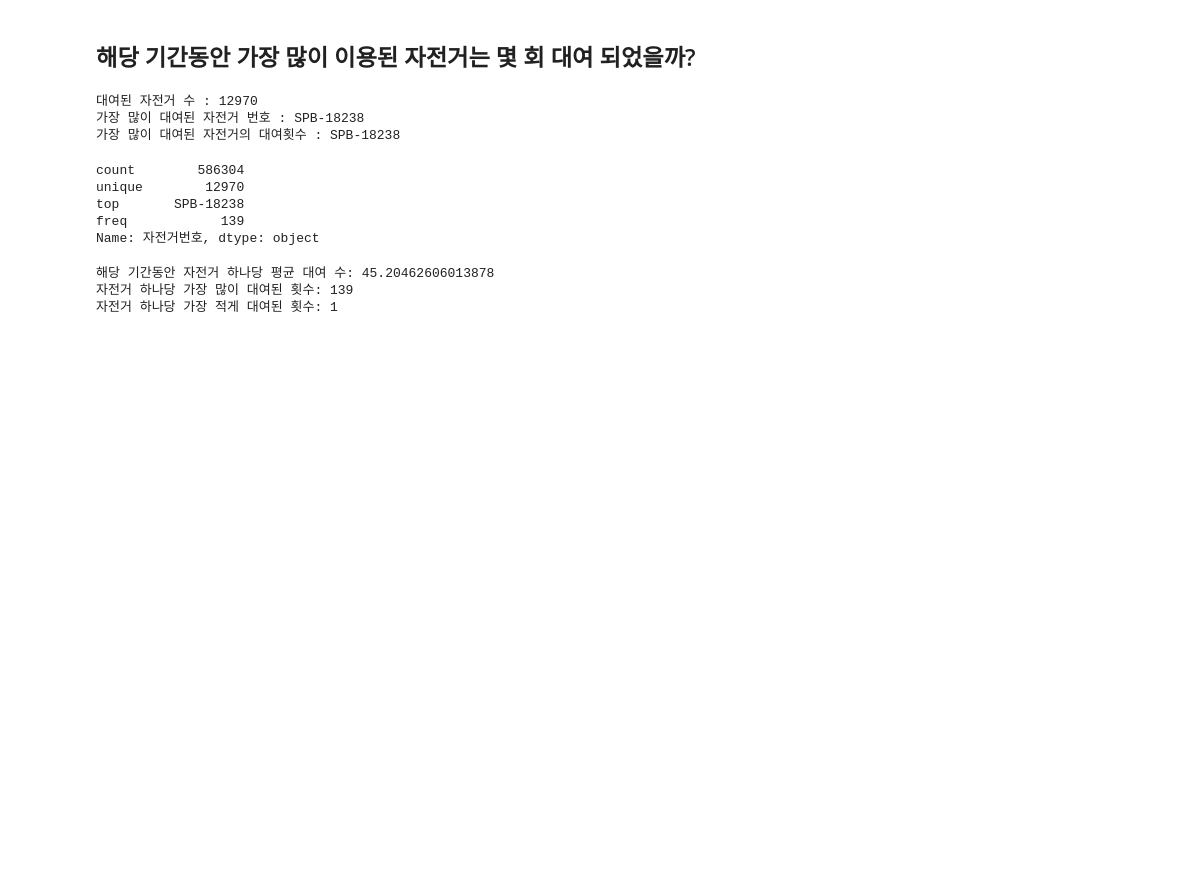
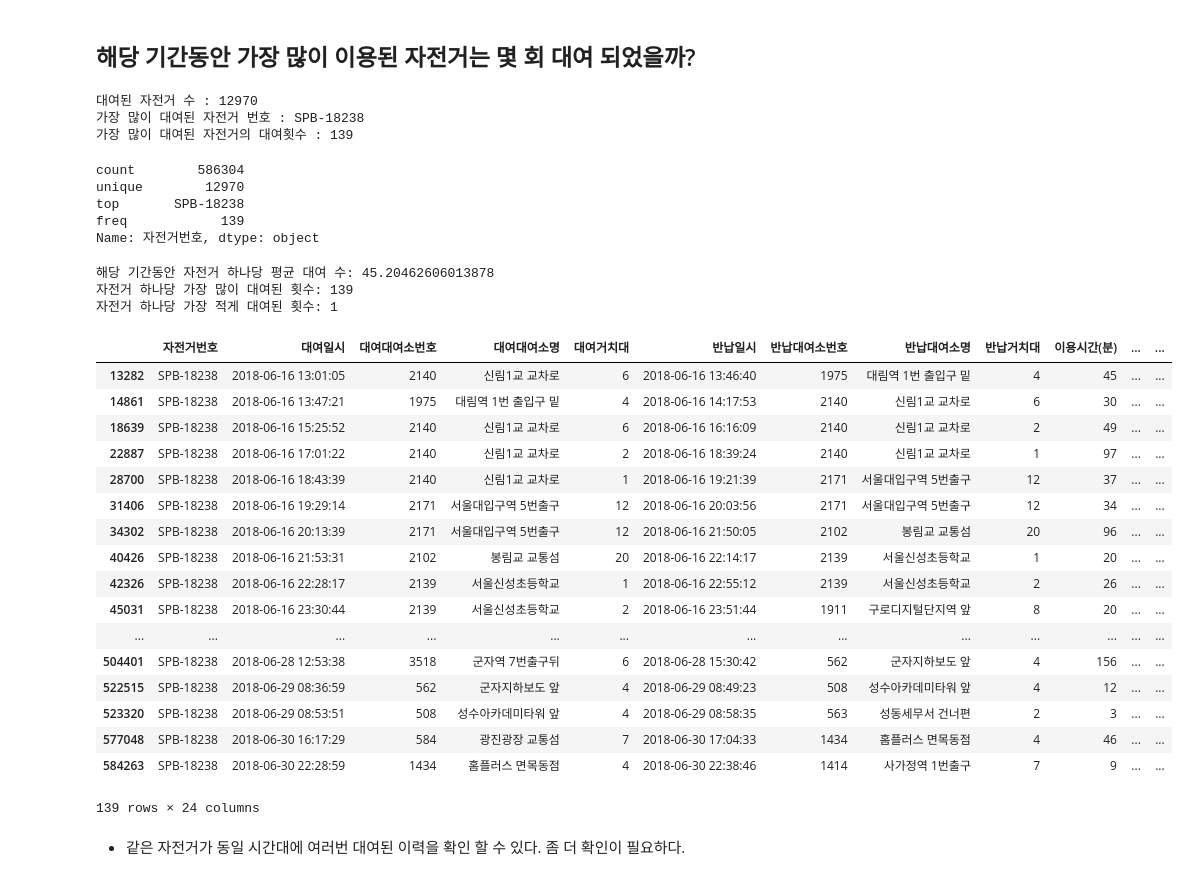
Before and after one commit to corazzon/OpenDataWrangling, a Jupyter notebook: seoul-bike-01.ipynb, the cells around one changed output. Drawn from its saved outputs; the diff is of its cells as text; code cells hidden in the pictures; blank space fills up the shorter version.

Commit message:
특정 자전거의 대여 이력 보기

```diff
--- a/seoul-bike-01.ipynb
+++ b/seoul-bike-01.ipynb
@@ -627,12 +627,12 @@ print('같은 곳에서 대여반납이 이루어지는 자전거의 이용시
 bike_describe = df['자전거번호'].describe()
 print('대여된 자전거 수 :', bike_describe[1])
 print('가장 많이 대여된 자전거 번호 :', bike_describe[2])
-print('가장 많이 대여된 자전거의 대여횟수 :', bike_describe[2])
+print('가장 많이 대여된 자전거의 대여횟수 :', bike_describe[3])
 bike_describe
 # %% [output]
 대여된 자전거 수 : 12970
 가장 많이 대여된 자전거 번호 : SPB-18238
-가장 많이 대여된 자전거의 대여횟수 : SPB-18238
+가장 많이 대여된 자전거의 대여횟수 : 139
 count        586304
 unique        12970
 top       SPB-18238
@@ -648,3 +648,28 @@ print('자전거 하나당 가장 적게 대여된 횟수:', bike_rent_counts['
 해당 기간동안 자전거 하나당 평균 대여 수: 45.20462606013878
 자전거 하나당 가장 많이 대여된 횟수: 139
 자전거 하나당 가장 적게 대여된 횟수: 1
+# %%
+# 가장 많이 대여된 자전거의 대여이력
+df_18238 = df.loc[df['자전거번호'] == 'SPB-18238']
+df_18238
+# %% [output]
+|  | 자전거번호 | 대여일시 | 대여대여소번호 | 대여대여소명 | 대여거치대 | 반납일시 | 반납대여소번호 | 반납대여소명 | 반납거치대 | 이용시간(분) | ... | ... |
+| 13282 | SPB-18238 | 2018-06-16 13:01:05 | 2140 | 신림1교 교차로 | 6 | 2018-06-16 13:46:40 | 1975 | 대림역 1번 출입구 밑 | 4 | 45 | ... | ... |
+| 14861 | SPB-18238 | 2018-06-16 13:47:21 | 1975 | 대림역 1번 출입구 밑 | 4 | 2018-06-16 14:17:53 | 2140 | 신림1교 교차로 | 6 | 30 | ... | ... |
+| 18639 | SPB-18238 | 2018-06-16 15:25:52 | 2140 | 신림1교 교차로 | 6 | 2018-06-16 16:16:09 | 2140 | 신림1교 교차로 | 2 | 49 | ... | ... |
+| 22887 | SPB-18238 | 2018-06-16 17:01:22 | 2140 | 신림1교 교차로 | 2 | 2018-06-16 18:39:24 | 2140 | 신림1교 교차로 | 1 | 97 | ... | ... |
+| 28700 | SPB-18238 | 2018-06-16 18:43:39 | 2140 | 신림1교 교차로 | 1 | 2018-06-16 19:21:39 | 2171 | 서울대입구역 5번출구 | 12 | 37 | ... | ... |
+| 31406 | SPB-18238 | 2018-06-16 19:29:14 | 2171 | 서울대입구역 5번출구 | 12 | 2018-06-16 20:03:56 | 2171 | 서울대입구역 5번출구 | 12 | 34 | ... | ... |
+| 34302 | SPB-18238 | 2018-06-16 20:13:39 | 2171 | 서울대입구역 5번출구 | 12 | 2018-06-16 21:50:05 | 2102 | 봉림교 교통섬 | 20 | 96 | ... | ... |
+| 40426 | SPB-18238 | 2018-06-16 21:53:31 | 2102 | 봉림교 교통섬 | 20 | 2018-06-16 22:14:17 | 2139 | 서울신성초등학교 | 1 | 20 | ... | ... |
+| 42326 | SPB-18238 | 2018-06-16 22:28:17 | 2139 | 서울신성초등학교 | 1 | 2018-06-16 22:55:12 | 2139 | 서울신성초등학교 | 2 | 26 | ... | ... |
+| 45031 | SPB-18238 | 2018-06-16 23:30:44 | 2139 | 서울신성초등학교 | 2 | 2018-06-16 23:51:44 | 1911 | 구로디지털단지역 앞 | 8 | 20 | ... | ... |
+| ... | ... | ... | ... | ... | ... | ... | ... | ... | ... | ... | ... | ... |
+| 504401 | SPB-18238 | 2018-06-28 12:53:38 | 3518 | 군자역 7번출구뒤 | 6 | 2018-06-28 15:30:42 | 562 | 군자지하보도 앞 | 4 | 156 | ... | ... |
+| 522515 | SPB-18238 | 2018-06-29 08:36:59 | 562 | 군자지하보도 앞 | 4 | 2018-06-29 08:49:23 | 508 | 성수아카데미타워 앞 | 4 | 12 | ... | ... |
+| 523320 | SPB-18238 | 2018-06-29 08:53:51 | 508 | 성수아카데미타워 앞 | 4 | 2018-06-29 08:58:35 | 563 | 성동세무서 건너편 | 2 | 3 | ... | ... |
+| 577048 | SPB-18238 | 2018-06-30 16:17:29 | 584 | 광진광장 교통섬 | 7 | 2018-06-30 17:04:33 | 1434 | 홈플러스 면목동점 | 4 | 46 | ... | ... |
+| 584263 | SPB-18238 | 2018-06-30 22:28:59 | 1434 | 홈플러스 면목동점 | 4 | 2018-06-30 22:38:46 | 1414 | 사가정역 1번출구 | 7 | 9 | ... | ... |
+139 rows × 24 columns
+# %% [markdown]
+* 같은 자전거가 동일 시간대에 여러번 대여된 이력을 확인 할 수 있다. 좀 더 확인이 필요하다.
```
Also changed, not shown: parts of 7 cells of this notebook.
